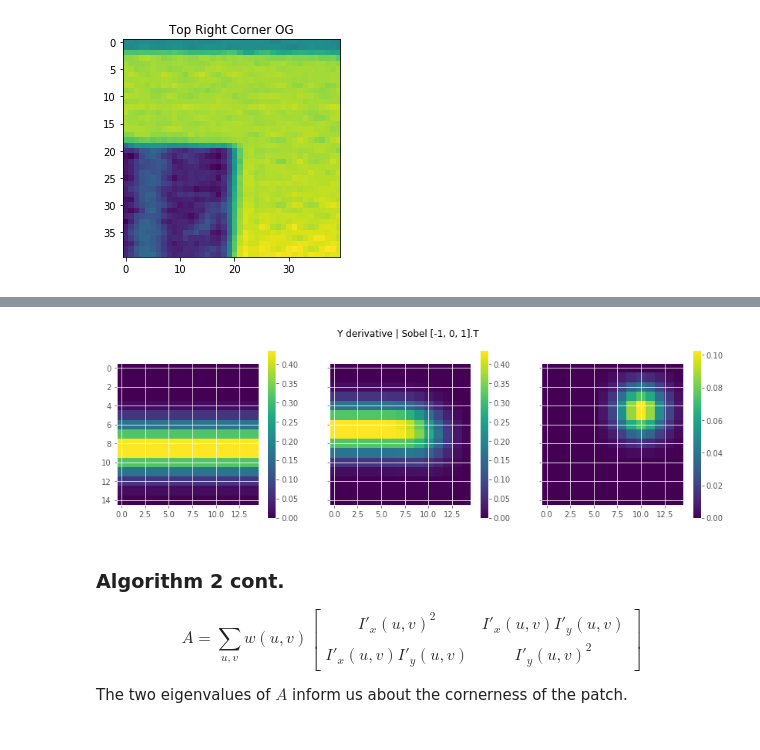
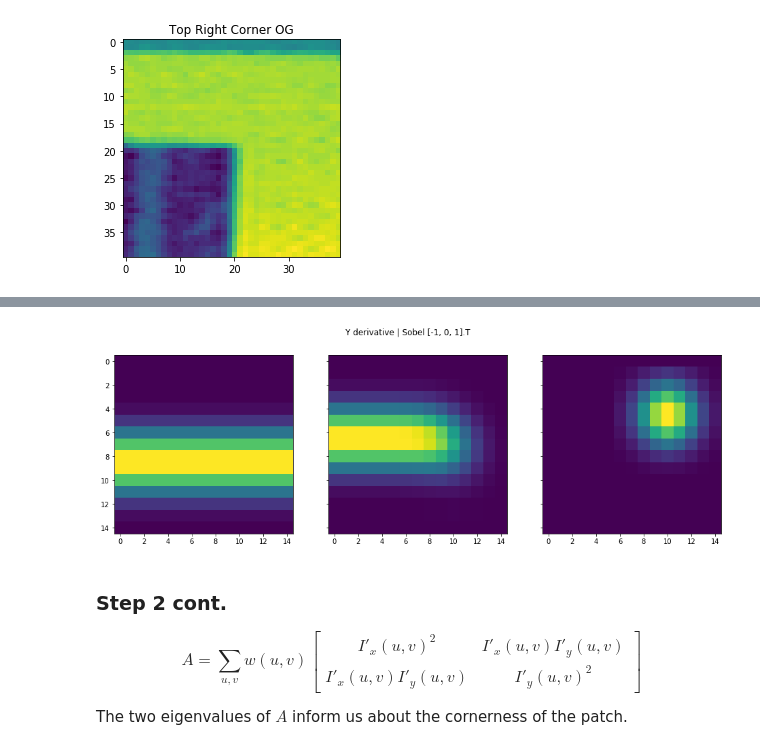
Before and after one commit to priyamtejaswin/c00lHaX, a Jupyter notebook: smarter_brief/orb_2011_deck.ipynb, the cells around one changed output, grey strips where cells are left out. Saved outputs shown, nothing was run; the diff lists cells and outputs as text; code cells hidden in the pictures.

```diff
--- a/smarter_brief/orb_2011_deck.ipynb
+++ b/smarter_brief/orb_2011_deck.ipynb
@@ -320,22 +322,21 @@ fig.suptitle("X derivative | Sobel [-1, 0, 1]");
 # %%
 fig, ax = plt.subplots(nrows=1, ncols=3, squeeze=False, sharey=True)
-fig.set_size_inches(14, 4)
+fig.set_size_inches(16, 5)
 
 mats_dy = []
 for ix, _p in enumerate(patches):
     dy = np.zeros_like(_p)
     for r in range(1, dx.shape[0]-1):
         dy[r, :] = _p[r+1, :] - _p[r-1, :]
 
     _im = ax[0, ix].imshow(np.absolute(dy))
     mats_dy.append(dy)
-    fig.colorbar(_im, ax=ax[0, ix]);
 
 fig.suptitle("Y derivative | Sobel [-1, 0, 1].T");
 # %% [output]
-[figure, old version]
+[figure, new version]
 # %% [markdown]
-### Algorithm 2 cont.
+### Step 2 cont.
 $$
 A = \sum_{u, v} w(u, v) \begin{bmatrix}
 I'_x(u, v)^2 & I'_x(u, v) I'_y(u, v) \\
```
Also changed, not shown: parts of 54 cells of this notebook, 4 other files.
